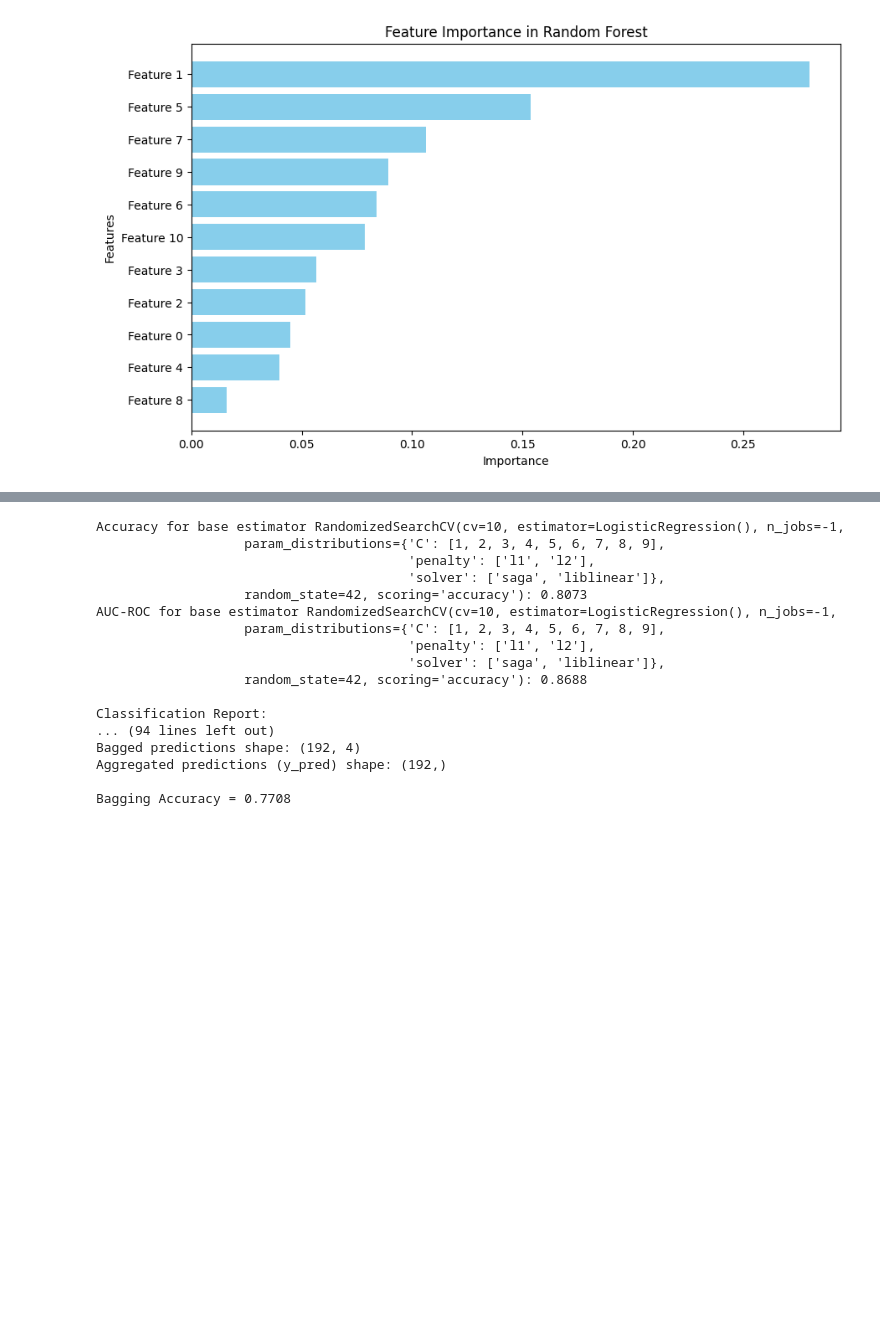
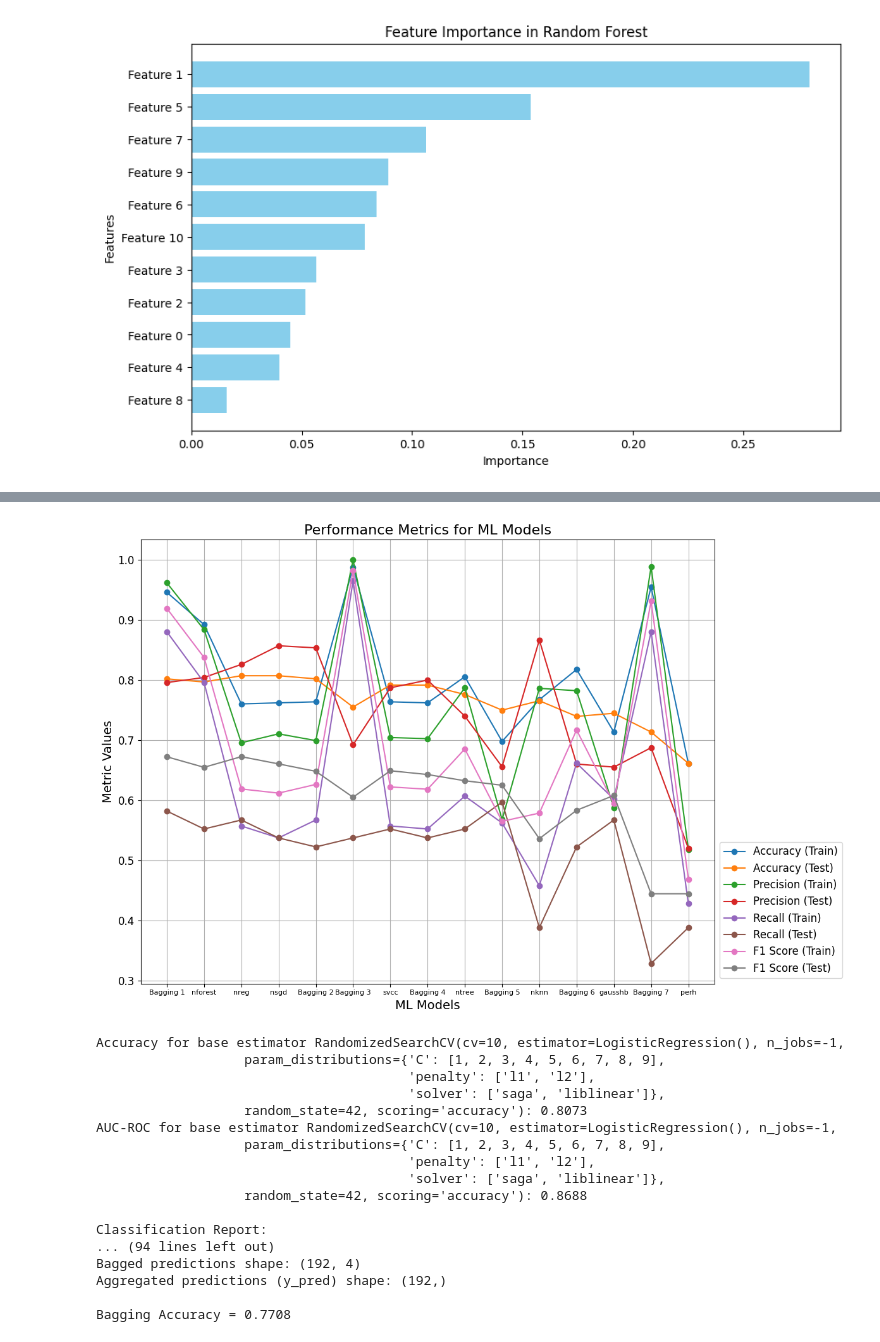
Before and after one commit to waheb-1988/machine_learning_pipeline, a Jupyter notebook: diabetes/eda.ipynb, the cells around one changed output, grey strips where cells are left out. Drawn from its saved outputs; the diff is of its cells as text; code cells hidden in the pictures; blank space fills up the shorter version.

Commit message:
consolidate_models

```diff
--- a/diabetes/eda.ipynb
+++ b/diabetes/eda.ipynb
@@ -639,7 +644,7 @@ perh=RandomizedSearchCV(per,param_distributions=params,scoring='accuracy',n_jobs
 perh.fit(X_train_scaler,y_t)
 print(perh.best_params_)
 print(perh.best_score_)
-
+lm.append("perh")
 perb=perh.best_estimator_
 predt1=perb.predict(X_train_scaler)
 pred1=perb.predict(X_test_scaler)
@@ -691,6 +752,7 @@ predt1 = ntree.predict(X_train_scaler)
 pred1 = ntree.predict(X_test_scaler)
 
 # Metrics calculation
+lm.append("ntree")
 cr.append(classification_report(y_te, pred1))
 cm_t.append(confusion_matrix(y_t, predt1))
 cm.append(confusion_matrix(y_te, pred1))
@@ -766,6 +829,7 @@ predt1 = nforest.predict(X_train_scaler)
 pred1 = nforest.predict(X_test_scaler)
 
 # Metrics calculation
+lm.append("nforest")
 cr.append(classification_report(y_te, pred1))
 cm_t.append(confusion_matrix(y_t, predt1))
 cm.append(confusion_matrix(y_te, pred1))
@@ -808,0 +934,17 @@ plt.show
+# %%
+import pandas as pd
+
+# Counter for Bagging occurrences
+bagging_count = 0
+
+def rename_bagging(row):
+    global bagging_count
+    if row == 'bagging':
+        bagging_count += 1
+        return f'Bagging {bagging_count}'
+    return row
+
+# Apply renaming logic
+metrics_df['ML name'] = metrics_df['ML name'].apply(rename_bagging)
+
+print(metrics_df)
@@ -809,3 +969,29 @@ plt.show
+# %%
+# Plotting a curve graphic for each metric
+plt.figure(figsize=(12, 8))
+
+# Iterate over all metrics to plot
+metrics = [
+    "Accuracy (Train)", "Accuracy (Test)",
+    "Precision (Train)", "Precision (Test)",
+    "Recall (Train)", "Recall (Test)",
+    "F1 Score (Train)", "F1 Score (Test)"
+]
+
+for metric in metrics:
+    plt.plot(metrics_df["ML name"], metrics_df[metric], label=metric, marker='o')
+
+# Customizing the plot
+plt.title("Performance Metrics for ML Models", fontsize=16)
+plt.xlabel("ML Models", fontsize=14)
+plt.ylabel("Metric Values", fontsize=14)
+plt.xticks(fontsize=8)
+plt.yticks(fontsize=12)
+plt.legend(loc="lower left", fontsize=12, bbox_to_anchor=(1, 0))
+plt.grid(True)
+plt.tight_layout()
+# %% [output]
+[figure, added]
 # %%
 reg=LogisticRegression(max_iter=100)
 params={'penalty':['l1','l2'],'solver':['saga','liblinear'],'C':list(np.arange(1,10))}
```
Also changed, not shown: parts of 16 cells of this notebook.
